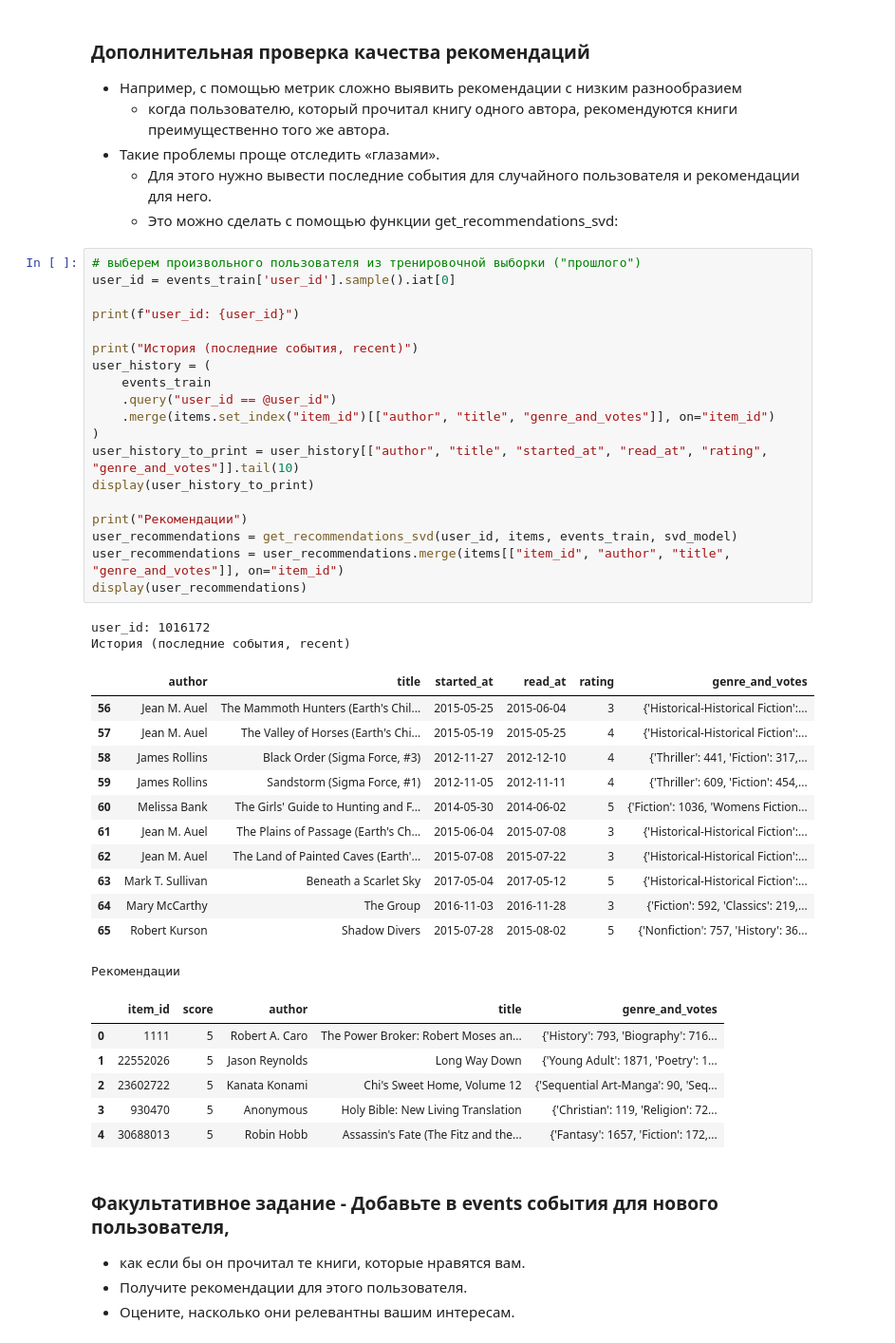
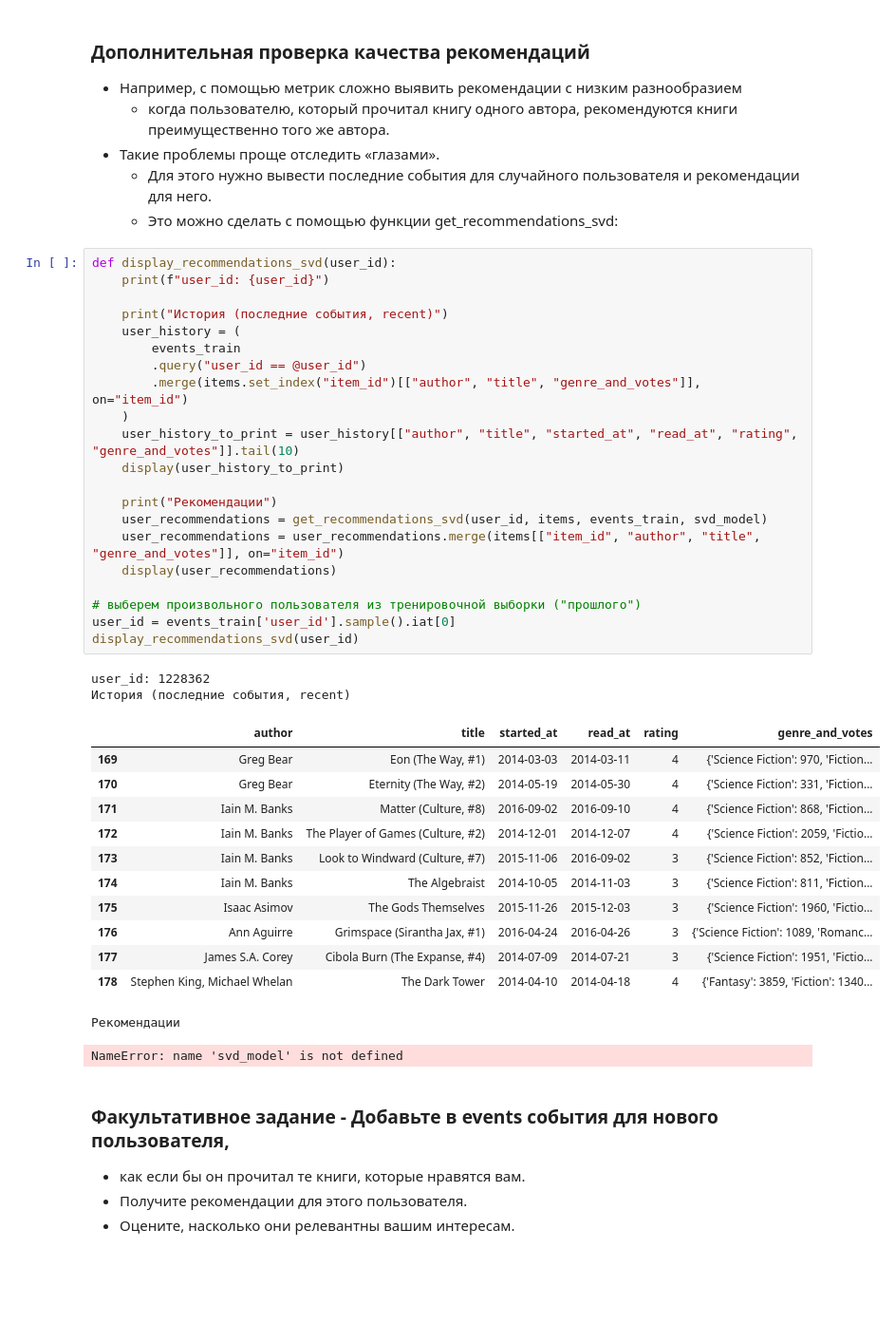
Before and after one commit to khromenko/mle-recsys-start, a Jupyter notebook: main_offline.ipynb, the cells around one changed output. Shown at 95% size. Drawn from its saved outputs; the diff is of its cells as text; blank space fills up the shorter version.

```diff
--- a/main_offline.ipynb
+++ b/main_offline.ipynb
@@ -491,45 +497,42 @@ Prediction(uid=1296647, iid=30688013, r_ui=None, est=4.762808998691591, details=
     - Для этого нужно вывести последние события для случайного пользователя и рекомендации для него.
     - Это можно сделать с помощью функции get_recommendations_svd:
 # %%
+def display_recommendations_svd(user_id):
+    print(f"user_id: {user_id}")
+
+    print("История (последние события, recent)")
+    user_history = (
+        events_train
+        .query("user_id == @user_id")
+        .merge(items.set_index("item_id")[["author", "title", "genre_and_votes"]], on="item_id")
+    )
+    user_history_to_print = user_history[["author", "title", "started_at", "read_at", "rating", "genre_and_votes"]].tail(10)
+    display(user_history_to_print)
+
+    print("Рекомендации")
+    user_recommendations = get_recommendations_svd(user_id, items, events_train, svd_model)
+    user_recommendations = user_recommendations.merge(items[["item_id", "author", "title", "genre_and_votes"]], on="item_id")
+    display(user_recommendations)
+
 # выберем произвольного пользователя из тренировочной выборки ("прошлого")
 user_id = events_train['user_id'].sample().iat[0]
-
-print(f"user_id: {user_id}")
-
-print("История (последние события, recent)")
-user_history = (
-    events_train
-    .query("user_id == @user_id")
-    .merge(items.set_index("item_id")[["author", "title", "genre_and_votes"]], on="item_id")
-)
-user_history_to_print = user_history[["author", "title", "started_at", "read_at", "rating", "genre_and_votes"]].tail(10)
-display(user_history_to_print)
-
-print("Рекомендации")
-user_recommendations = get_recommendations_svd(user_id, items, events_train, svd_model)
-user_recommendations = user_recommendations.merge(items[["item_id", "author", "title", "genre_and_votes"]], on="item_id")
-display(user_recommendations)
+display_recommendations_svd(user_id)
 # %% [output]
-user_id: 1016172
+user_id: 1228362
 История (последние события, recent)
 |  | author | title | started_at | read_at | rating | genre_and_votes |
-| 56 | Jean M. Auel | The Mammoth Hunters (Earth's Chil... | 2015-05-25 | 2015-06-04 | 3 | {'Historical-Historical Fiction':... |
-| 57 | Jean M. Auel | The Valley of Horses (Earth's Chi... | 2015-05-19 | 2015-05-25 | 4 | {'Historical-Historical Fiction':... |
-| 58 | James Rollins | Black Order (Sigma Force, #3) | 2012-11-27 | 2012-12-10 | 4 | {'Thriller': 441, 'Fiction': 317,... |
-| 59 | James Rollins | Sandstorm (Sigma Force, #1) | 2012-11-05 | 2012-11-11 | 4 | {'Thriller': 609, 'Fiction': 454,... |
-| 60 | Melissa Bank | The Girls' Guide to Hunting and F... | 2014-05-30 | 2014-06-02 | 5 | {'Fiction': 1036, 'Womens Fiction... |
-| 61 | Jean M. Auel | The Plains of Passage (Earth's Ch... | 2015-06-04 | 2015-07-08 | 3 | {'Historical-Historical Fiction':... |
-| 62 | Jean M. Auel | The Land of Painted Caves (Earth'... | 2015-07-08 | 2015-07-22 | 3 | {'Historical-Historical Fiction':... |
-| 63 | Mark T. Sullivan | Beneath a Scarlet Sky | 2017-05-04 | 2017-05-12 | 5 | {'Historical-Historical Fiction':... |
-| 64 | Mary McCarthy | The Group | 2016-11-03 | 2016-11-28 | 3 | {'Fiction': 592, 'Classics': 219,... |
-| 65 | Robert Kurson | Shadow Divers | 2015-07-28 | 2015-08-02 | 5 | {'Nonfiction': 757, 'History': 36... |
+| 169 | Greg Bear | Eon (The Way, #1) | 2014-03-03 | 2014-03-11 | 4 | {'Science Fiction': 970, 'Fiction... |
+| 170 | Greg Bear | Eternity (The Way, #2) | 2014-05-19 | 2014-05-30 | 4 | {'Science Fiction': 331, 'Fiction... |
+| 171 | Iain M. Banks | Matter (Culture, #8) | 2016-09-02 | 2016-09-10 | 4 | {'Science Fiction': 868, 'Fiction... |
+| 172 | Iain M. Banks | The Player of Games (Culture, #2) | 2014-12-01 | 2014-12-07 | 4 | {'Science Fiction': 2059, 'Fictio... |
+| 173 | Iain M. Banks | Look to Windward (Culture, #7) | 2015-11-06 | 2016-09-02 | 3 | {'Science Fiction': 852, 'Fiction... |
+| 174 | Iain M. Banks | The Algebraist | 2014-10-05 | 2014-11-03 | 3 | {'Science Fiction': 811, 'Fiction... |
+| 175 | Isaac Asimov | The Gods Themselves | 2015-11-26 | 2015-12-03 | 3 | {'Science Fiction': 1960, 'Fictio... |
+| 176 | Ann Aguirre | Grimspace (Sirantha Jax, #1) | 2016-04-24 | 2016-04-26 | 3 | {'Science Fiction': 1089, 'Romanc... |
+| 177 | James S.A. Corey | Cibola Burn (The Expanse, #4) | 2014-07-09 | 2014-07-21 | 3 | {'Science Fiction': 1951, 'Fictio... |
+| 178 | Stephen King, Michael Whelan | The Dark Tower | 2014-04-10 | 2014-04-18 | 4 | {'Fantasy': 3859, 'Fiction': 1340... |
 Рекомендации
-|  | item_id | score | author | title | genre_and_votes |
-| 0 | 1111 | 5 | Robert A. Caro | The Power Broker: Robert Moses an... | {'History': 793, 'Biography': 716... |
-| 1 | 22552026 | 5 | Jason Reynolds | Long Way Down | {'Young Adult': 1871, 'Poetry': 1... |
-| 2 | 23602722 | 5 | Kanata Konami | Chi's Sweet Home, Volume 12 | {'Sequential Art-Manga': 90, 'Seq... |
-| 3 | 930470 | 5 | Anonymous | Holy Bible: New Living Translation | {'Christian': 119, 'Religion': 72... |
-| 4 | 30688013 | 5 | Robin Hobb | Assassin's Fate (The Fitz and the... | {'Fantasy': 1657, 'Fiction': 172,... |
+NameError: name 'svd_model' is not defined
 # %% [markdown]
 ### Факультативное задание - Добавьте в events события для нового пользователя,
 - как если бы он прочитал те книги, которые нравятся вам.
```
Also changed, not shown: parts of 42 cells of this notebook.
